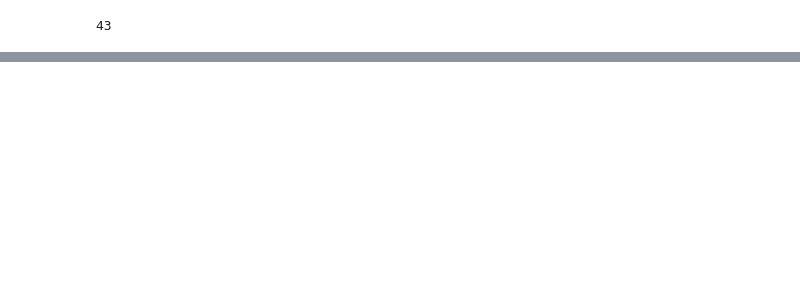
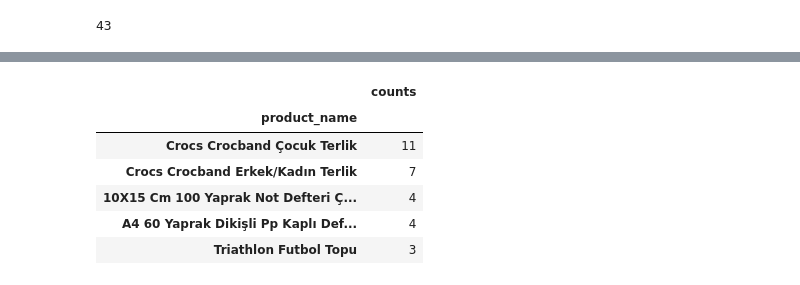
Before and after one commit to imagination-ai/kerem-side-projects-monorepo, a Jupyter notebook: inflation/analysis/descriptive-analysis.ipynb, the cells around one changed output, grey strips where cells are left out. Saved outputs shown, nothing was run; the diff lists cells and outputs as text; code cells hidden in the pictures; blank space fills up the shorter version.

```diff
--- a/inflation/analysis/descriptive-analysis.ipynb
+++ b/inflation/analysis/descriptive-analysis.ipynb
@@ -169,0 +176,17 @@ sns.countplot(y="month", data=df_in_stock)
+# %%
+# Find items that have more than one time frame
+values = pd.DataFrame(df_in_stock['product_name'].value_counts())
+
+values.index.name = 'product_name'
+values.columns = ['counts']
+
+values = values[values["counts"] > 1] # filter items occurrences is more than 1
+values.head()
+# %% [output]
+|  | counts |
+| product_name |  |
+| Crocs Crocband Çocuk Terlik | 11 |
+| Crocs Crocband Erkek/Kadın Terlik | 7 |
+| 10X15 Cm 100 Yaprak Not Defteri Ç... | 4 |
+| A4 60 Yaprak Dikişli Pp Kaplı Def... | 4 |
+| Triathlon Futbol Topu | 3 |
```
Also changed, not shown: parts of 21 cells of this notebook, 1 other file.
